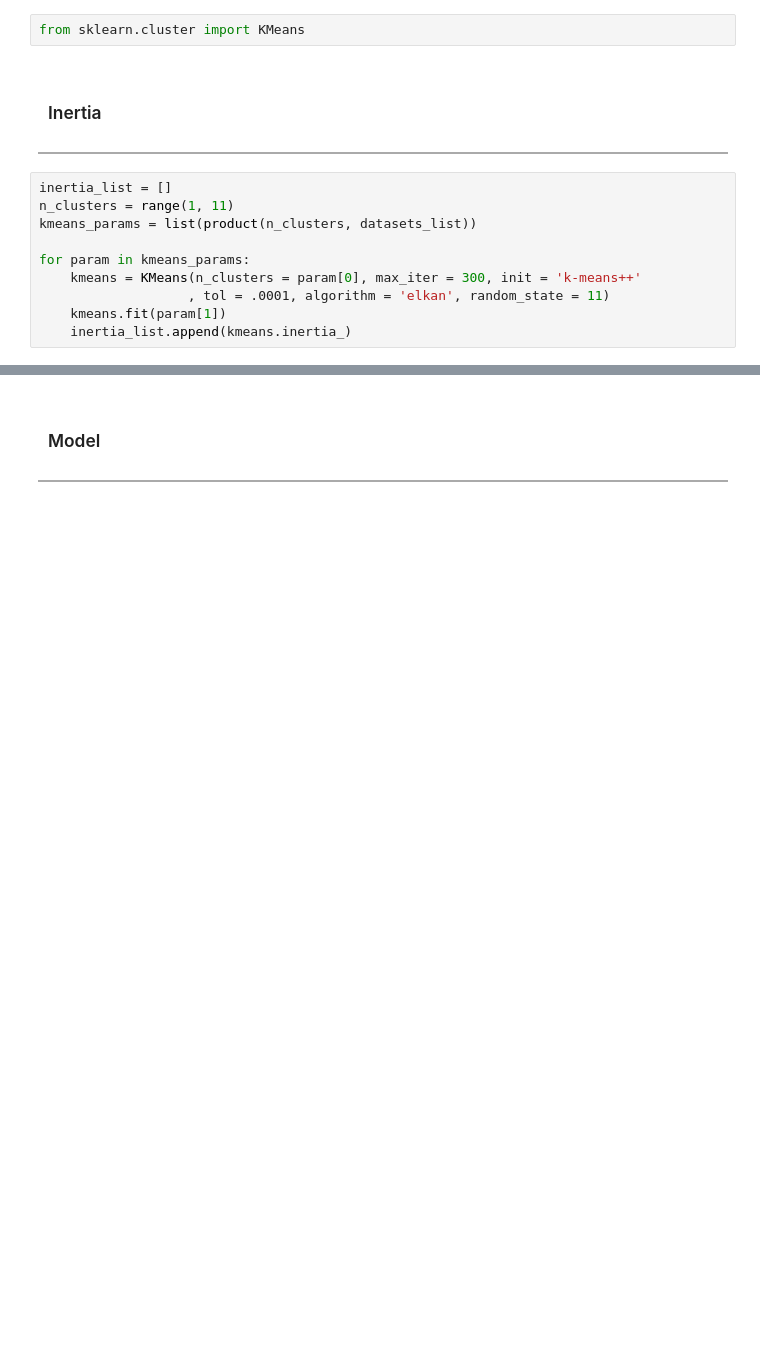
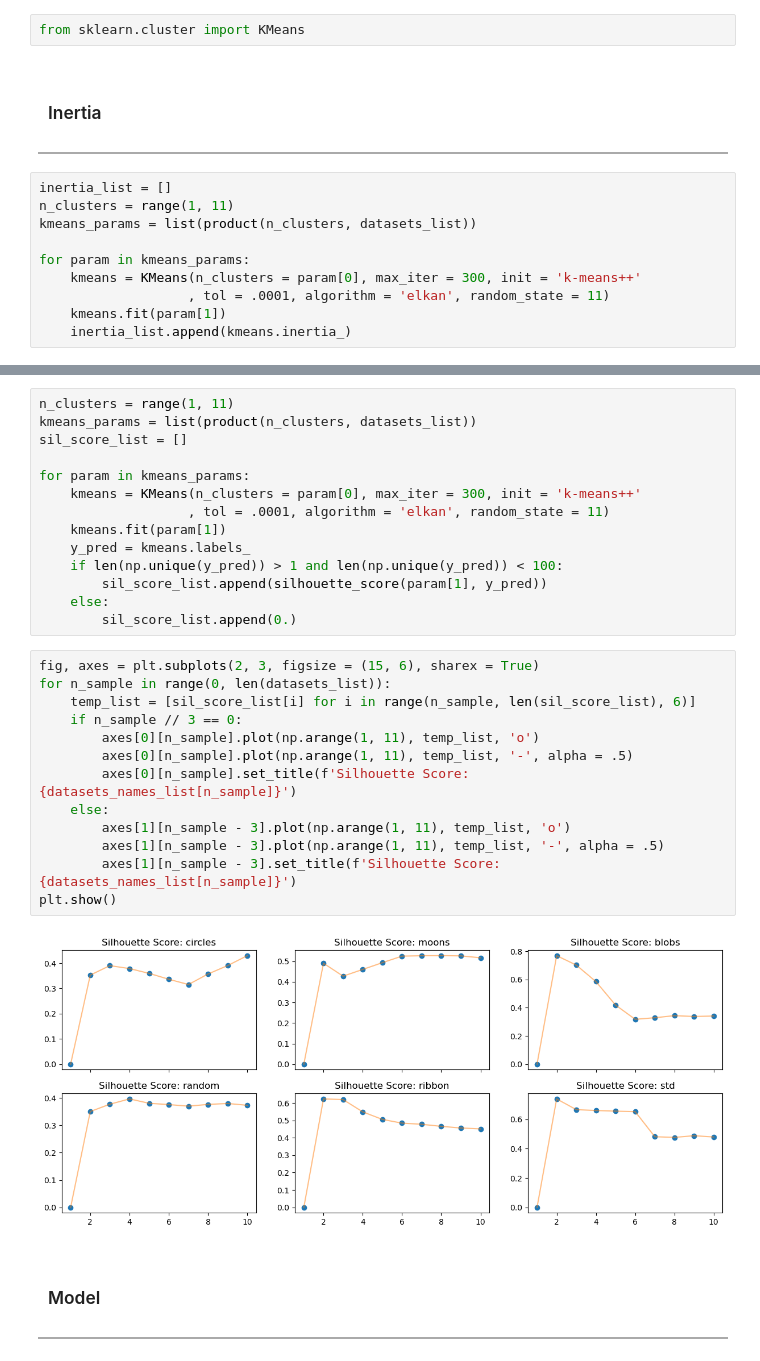
Before and after one commit to leopoldgerber/Machine-Learning, a Jupyter notebook: ML-7. Clustering.ipynb, the cells around one changed output, grey strips where cells are left out. Drawn from its saved outputs; the diff is of its cells as text; blank space fills up the shorter version.

Commit message:
Update ML-7. Clustering Added Result

```diff
--- a/ML-7. Clustering.ipynb
+++ b/ML-7. Clustering.ipynb
@@ -109,3 +126,32 @@ plt.show()
+# %%
+n_clusters = range(1, 11)
+kmeans_params = list(product(n_clusters, datasets_list))
+sil_score_list = []
+
+for param in kmeans_params:
+    kmeans = KMeans(n_clusters = param[0], max_iter = 300, init = 'k-means++'
+                   , tol = .0001, algorithm = 'elkan', random_state = 11)
+    kmeans.fit(param[1])
+    y_pred = kmeans.labels_
+    if len(np.unique(y_pred)) > 1 and len(np.unique(y_pred)) < 100:
+        sil_score_list.append(silhouette_score(param[1], y_pred))
+    else:
+        sil_score_list.append(0.)
+# %%
+fig, axes = plt.subplots(2, 3, figsize = (15, 6), sharex = True)
+for n_sample in range(0, len(datasets_list)):
+    temp_list = [sil_score_list[i] for i in range(n_sample, len(sil_score_list), 6)]
+    if n_sample // 3 == 0:
+        axes[0][n_sample].plot(np.arange(1, 11), temp_list, 'o')
+        axes[0][n_sample].plot(np.arange(1, 11), temp_list, '-', alpha = .5)
+        axes[0][n_sample].set_title(f'Silhouette Score: {datasets_names_list[n_sample]}')
+    else:
+        axes[1][n_sample - 3].plot(np.arange(1, 11), temp_list, 'o')
+        axes[1][n_sample - 3].plot(np.arange(1, 11), temp_list, '-', alpha = .5)
+        axes[1][n_sample - 3].set_title(f'Silhouette Score: {datasets_names_list[n_sample]}')
+plt.show()
+# %% [output]
+[figure, added]
 # %% [markdown]
 <a id = 'kmeans_model'></a>
 <left>
```
Also changed, not shown: parts of 13 cells of this notebook.
